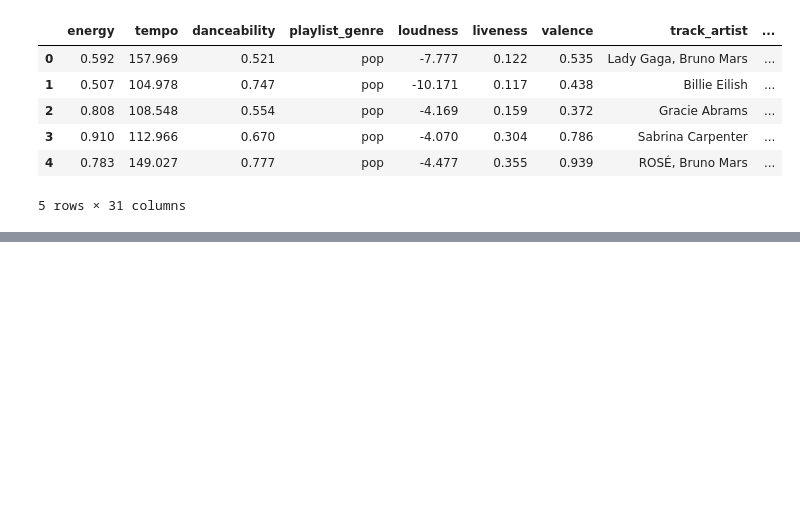
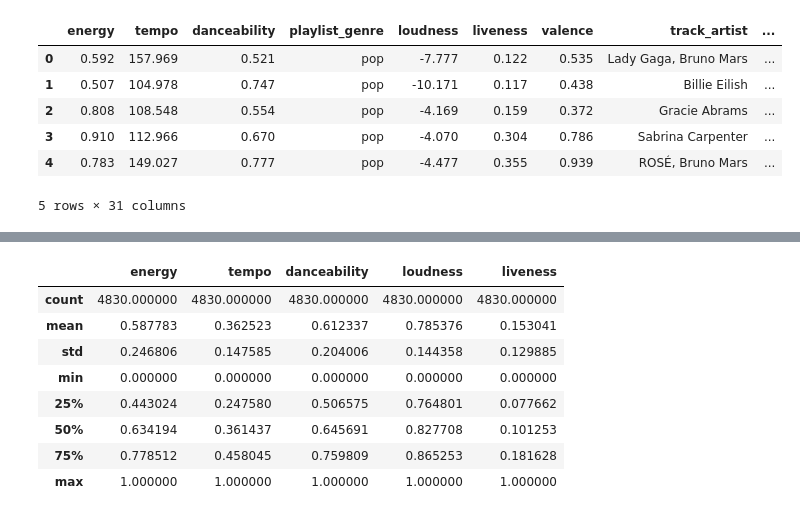
Before and after one commit to samiuell/MSE446-Group2, a Jupyter notebook: MSE446_Group2_dataprep.ipynb, the cells around one changed output, grey strips where cells are left out. Cells and saved outputs as stored; diff of their text form; code cells hidden in the pictures; blank space fills up the shorter version.

```diff
--- a/MSE446_Group2_dataprep.ipynb
+++ b/MSE446_Group2_dataprep.ipynb
@@ -133,0 +149,14 @@ plt.show()
+# %%
+## Verify scaling worked
+
+songs[cols_to_scale].describe()
+# %% [output]
+|  | energy | tempo | danceability | loudness | liveness |
+| count | 4830.000000 | 4830.000000 | 4830.000000 | 4830.000000 | 4830.000000 |
+| mean | 0.587783 | 0.362523 | 0.612337 | 0.785376 | 0.153041 |
+| std | 0.246806 | 0.147585 | 0.204006 | 0.144358 | 0.129885 |
+| min | 0.000000 | 0.000000 | 0.000000 | 0.000000 | 0.000000 |
+| 25% | 0.443024 | 0.247580 | 0.506575 | 0.764801 | 0.077662 |
+| 50% | 0.634194 | 0.361437 | 0.645691 | 0.827708 | 0.101253 |
+| 75% | 0.778512 | 0.458045 | 0.759809 | 0.865253 | 0.181628 |
+| max | 1.000000 | 1.000000 | 1.000000 | 1.000000 | 1.000000 |
```
Also changed, not shown: parts of 6 cells of this notebook.
